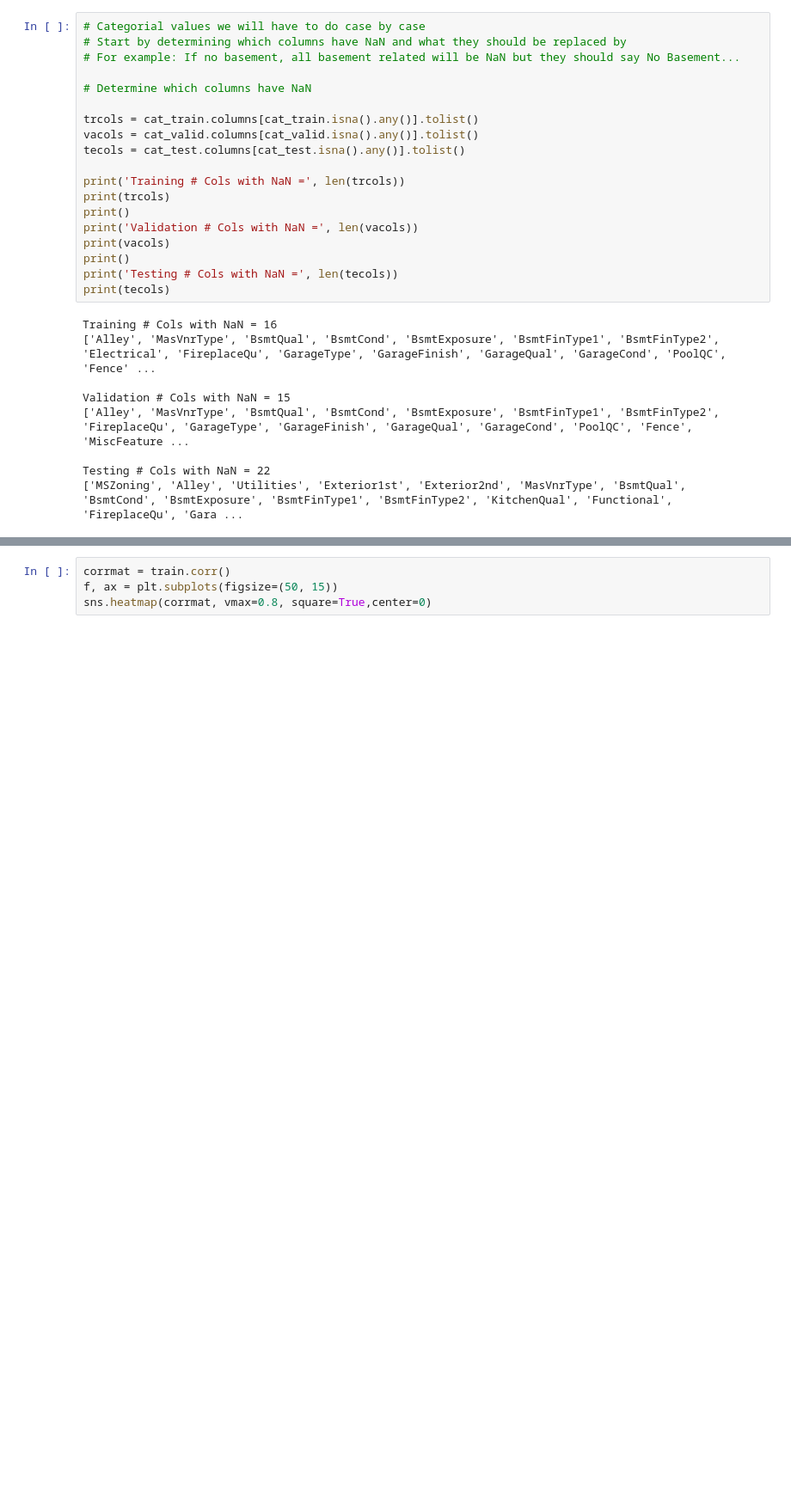
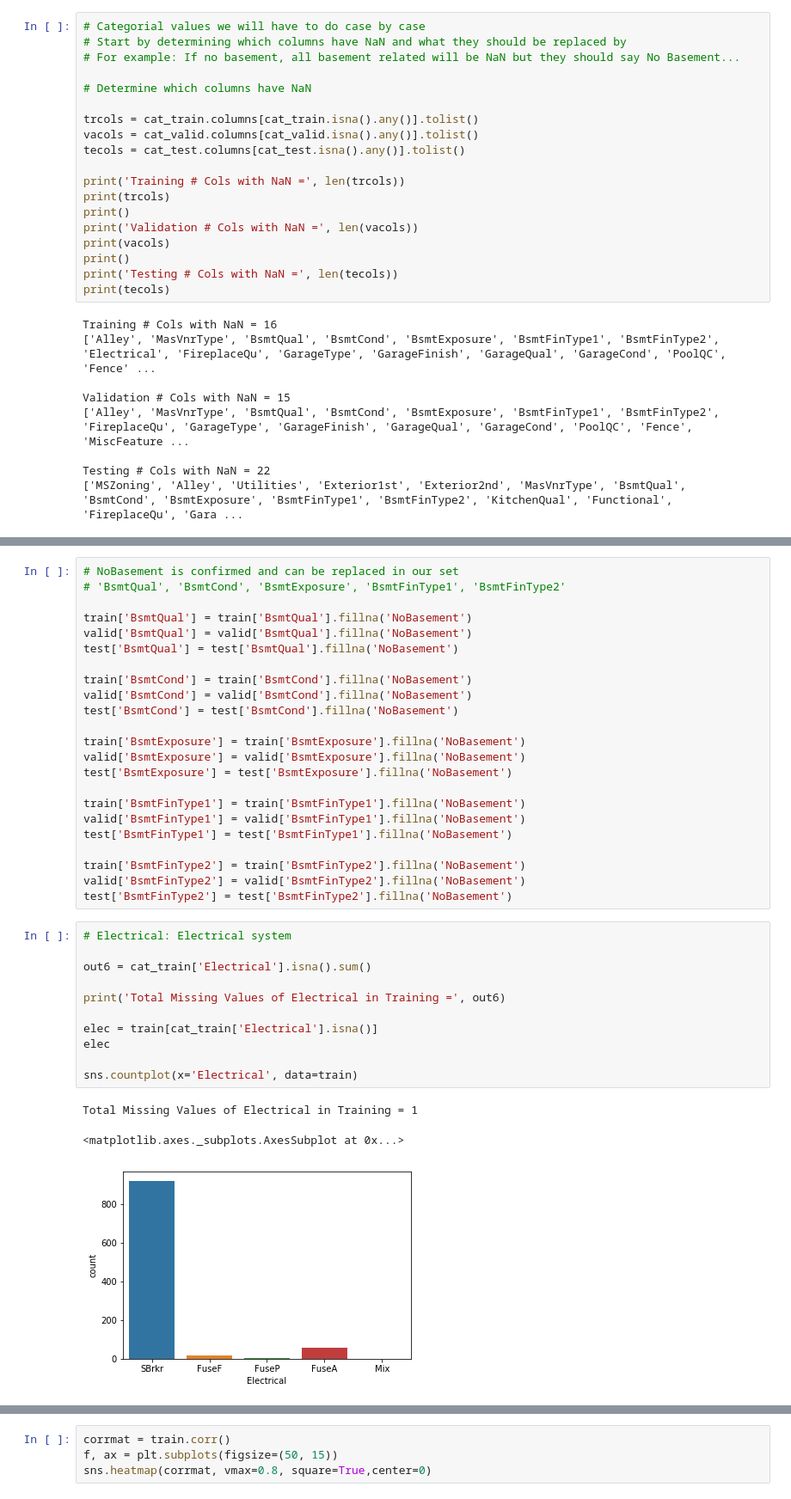
Before and after one commit to Wilson2214/HousePrice-MLClass, a Jupyter notebook: House Prices - Initial Linear Regression.ipynb, the cells around one changed output, grey strips where cells are left out. Shown: that part at 86% size. Cells and saved outputs as stored; diff of their text form; blank space fills up the shorter version.

```diff
--- a/House Prices - Initial Linear Regression.ipynb
+++ b/House Prices - Initial Linear Regression.ipynb
@@ -307,0 +368,38 @@ Testing # Cols with NaN = 22
+# %%
+# NoBasement is confirmed and can be replaced in our set
+# 'BsmtQual', 'BsmtCond', 'BsmtExposure', 'BsmtFinType1', 'BsmtFinType2'
+
+train['BsmtQual'] = train['BsmtQual'].fillna('NoBasement')
+valid['BsmtQual'] = valid['BsmtQual'].fillna('NoBasement')
+test['BsmtQual'] = test['BsmtQual'].fillna('NoBasement')
+
+train['BsmtCond'] = train['BsmtCond'].fillna('NoBasement')
+valid['BsmtCond'] = valid['BsmtCond'].fillna('NoBasement')
+test['BsmtCond'] = test['BsmtCond'].fillna('NoBasement')
+
+train['BsmtExposure'] = train['BsmtExposure'].fillna('NoBasement')
+valid['BsmtExposure'] = valid['BsmtExposure'].fillna('NoBasement')
+test['BsmtExposure'] = test['BsmtExposure'].fillna('NoBasement')
+
+train['BsmtFinType1'] = train['BsmtFinType1'].fillna('NoBasement')
+valid['BsmtFinType1'] = valid['BsmtFinType1'].fillna('NoBasement')
+test['BsmtFinType1'] = test['BsmtFinType1'].fillna('NoBasement')
+
+train['BsmtFinType2'] = train['BsmtFinType2'].fillna('NoBasement')
+valid['BsmtFinType2'] = valid['BsmtFinType2'].fillna('NoBasement')
+test['BsmtFinType2'] = test['BsmtFinType2'].fillna('NoBasement')
+# %%
+# Electrical: Electrical system
+
+out6 = cat_train['Electrical'].isna().sum()
+
+print('Total Missing Values of Electrical in Training =', out6)
+
+elec = train[cat_train['Electrical'].isna()]
+elec
+
+sns.countplot(x='Electrical', data=train)
+# %% [output]
+Total Missing Values of Electrical in Training = 1
+<matplotlib.axes._subplots.AxesSubplot at 0x...>
+[figure, added]
```
Also changed, not shown: parts of 17 cells of this notebook.
